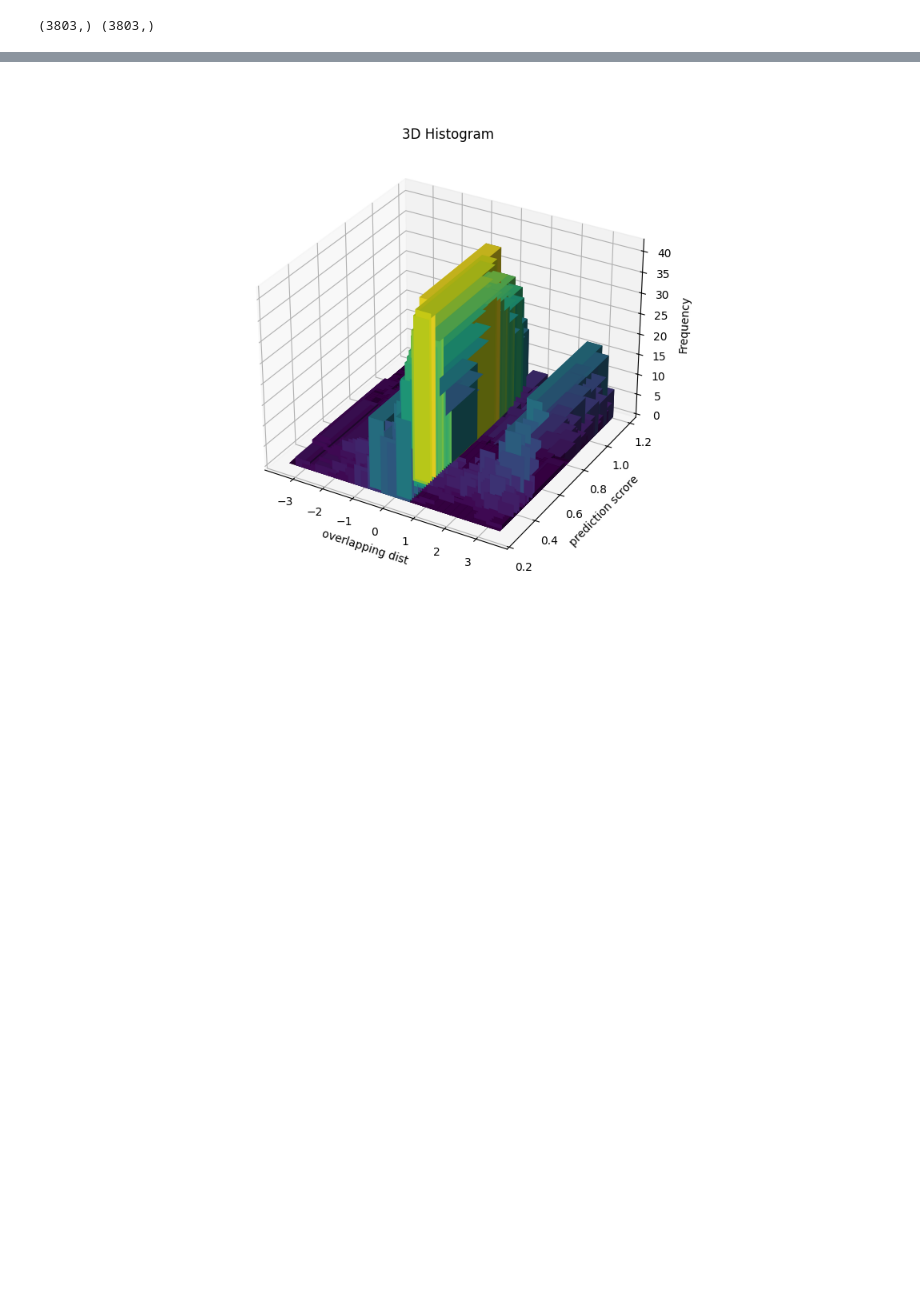
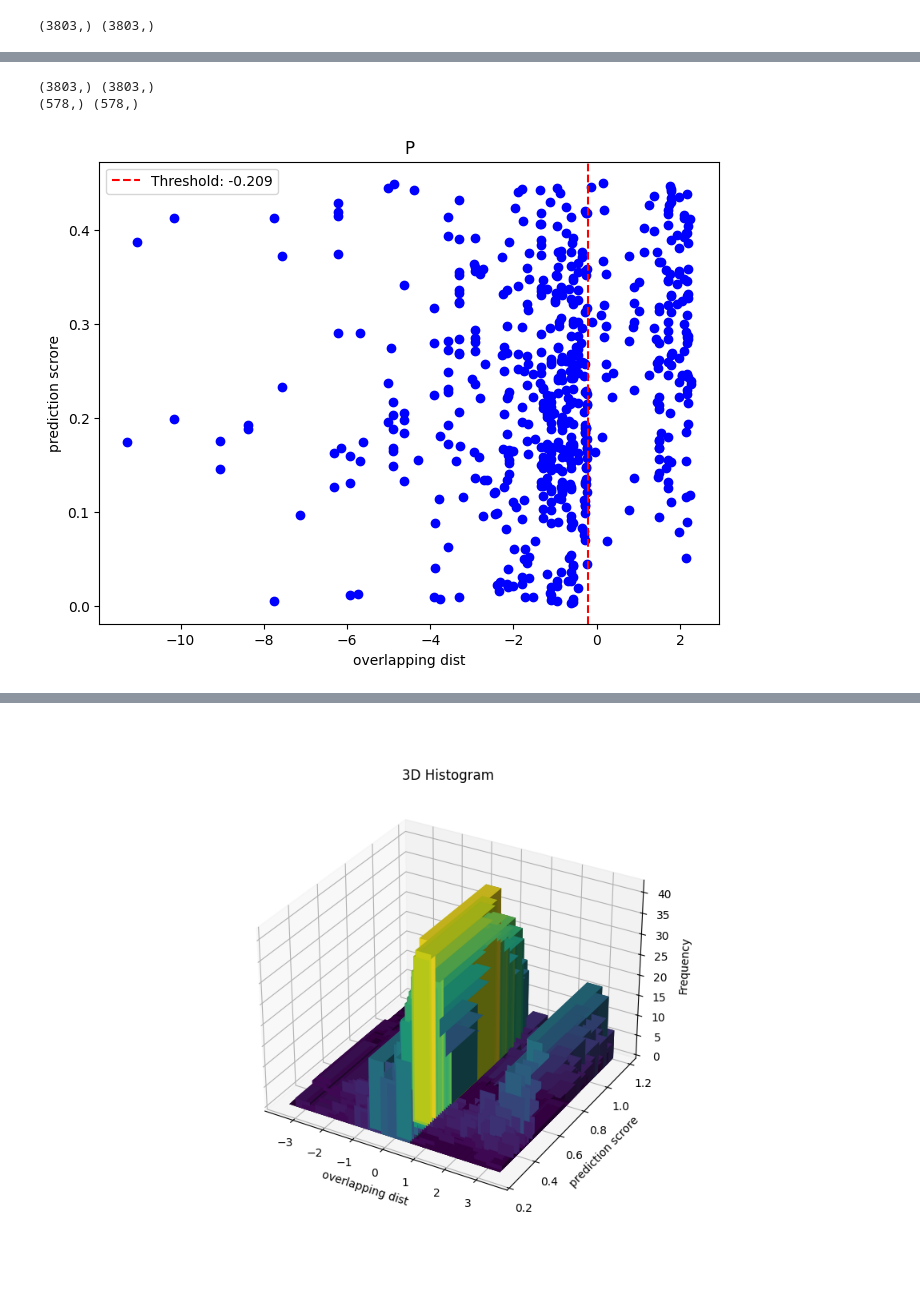
Before and after one commit to i-yuki23/research, a Jupyter notebook: src/analysis/non-rep_to_closest_lig_plot/plot_scatter.ipynb, the cells around one changed output, grey strips where cells are left out. Saved outputs shown, nothing was run; the diff lists cells and outputs as text; code cells hidden in the pictures; blank space fills up the shorter version.

```diff
--- a/src/analysis/non-rep_to_closest_lig_plot/plot_scatter.ipynb
+++ b/src/analysis/non-rep_to_closest_lig_plot/plot_scatter.ipynb
@@ -27,0 +32,15 @@ plot_scatter(embedding_most_overlapping_non_replaced_water_array, embedding_pred
+# %%
+EMBEDDING_DIST = {'C': -0.069829, 'N': 0.3013159, 'O': 0.3876812, 'S': -0.316393, 'H': 0.7737, 'B' : 0.08099, 'F' : -0.177, 'P' : -0.209, 'I' : 0}
+# %%
+atom_type = 'P'
+embedding_most_overlapping_non_replaced_water_array = np.load(f'{atom_type}_WaterClassifyingRuleEmbedding_most_overlapping_non_replaced_water_array.npy', allow_pickle=True)
+embedding_prediction_score_array = np.load('WaterClassifyingRuleEmbedding_prediction_score_array.npy')
+print(most_overlapping_non_replaced_water_array.shape, prediction_score_array.shape)
+
+valid_indices = np.where(embedding_most_overlapping_non_replaced_water_array != None)[0]
+print(embedding_most_overlapping_non_replaced_water_array[valid_indices].shape, embedding_prediction_score_array[valid_indices].shape)
+plot_scatter(embedding_most_overlapping_non_replaced_water_array[valid_indices], embedding_prediction_score_array[valid_indices], xlabel='overlapping dist', ylabel='prediction scrore', title=atom_type, threshold=EMBEDDING_DIST[atom_type])
+# %% [output]
+(3803,) (3803,)
+(578,) (578,)
+[figure, added]
```
Also changed, not shown: parts of 5 cells of this notebook, 10 other files.
